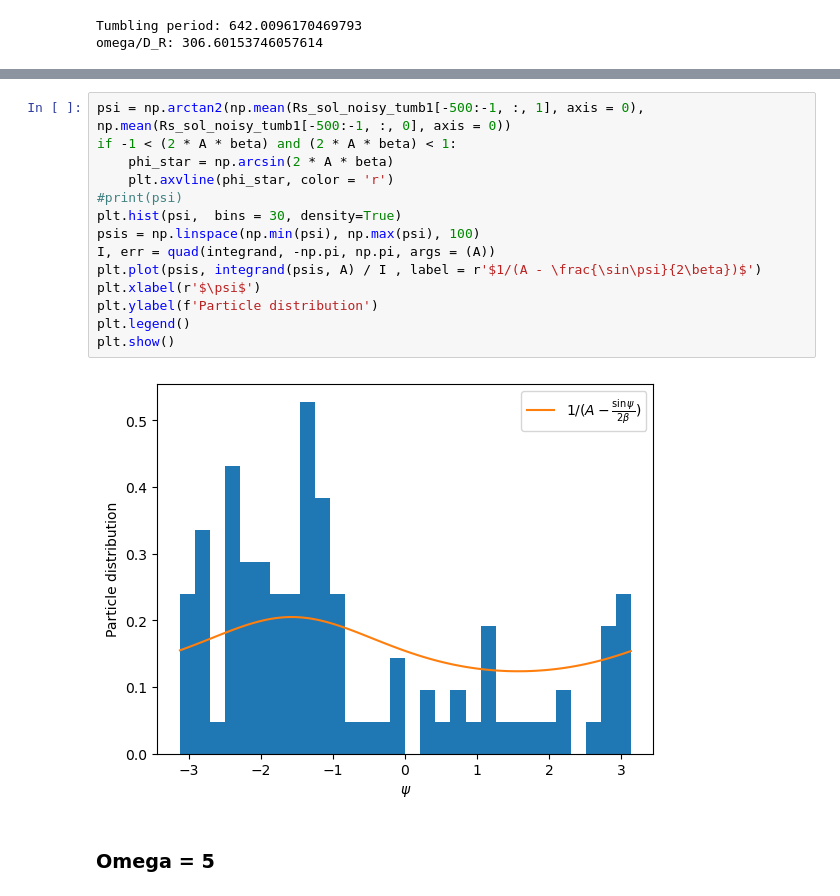
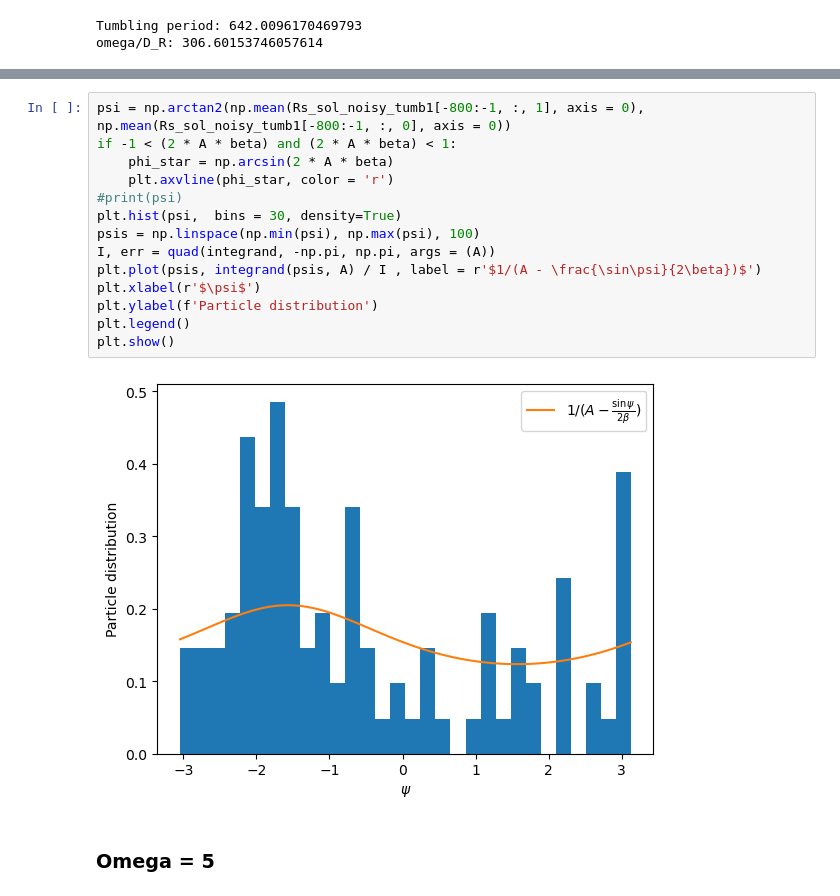
Before and after one commit to dzinty/microswimmers, a Jupyter notebook: many_swimmers_euler.ipynb, the cells around one changed output, grey strips where cells are left out. Saved outputs shown, nothing was run; the diff lists cells and outputs as text.

```diff
--- a/many_swimmers_euler.ipynb
+++ b/many_swimmers_euler.ipynb
@@ -782,19 +782,19 @@ omega/D_R: 306.60153746057614
 # %%
-psi = np.arctan2(np.mean(Rs_sol_noisy_tumb1[-500:-1, :, 1], axis = 0), np.mean(Rs_sol_noisy_tumb1[-500:-1, :, 0], axis = 0))
+psi = np.arctan2(np.mean(Rs_sol_noisy_tumb1[-800:-1, :, 1], axis = 0), np.mean(Rs_sol_noisy_tumb1[-800:-1, :, 0], axis = 0))
 if -1 < (2 * A * beta) and (2 * A * beta) < 1:
     phi_star = np.arcsin(2 * A * beta)
     plt.axvline(phi_star, color = 'r')
 #print(psi)
 plt.hist(psi,  bins = 30, density=True)
 psis = np.linspace(np.min(psi), np.max(psi), 100)
 I, err = quad(integrand, -np.pi, np.pi, args = (A))
 plt.plot(psis, integrand(psis, A) / I , label = r'$1/(A - \frac{\sin\psi}{2\beta})$')
 plt.xlabel(r'$\psi$')
 plt.ylabel(f'Particle distribution')
 plt.legend()
 plt.show()
 # %% [output]
-[figure, old version]
+[figure, new version]
 # %% [markdown]
 ### Omega = 5
 # %%
```
Also changed, not shown: parts of 2 cells of this notebook.
